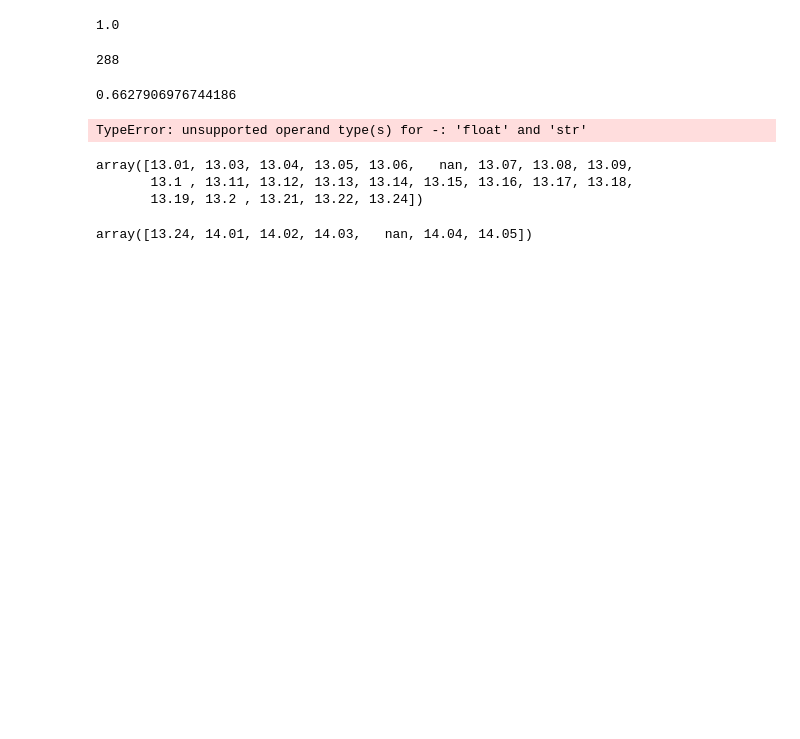
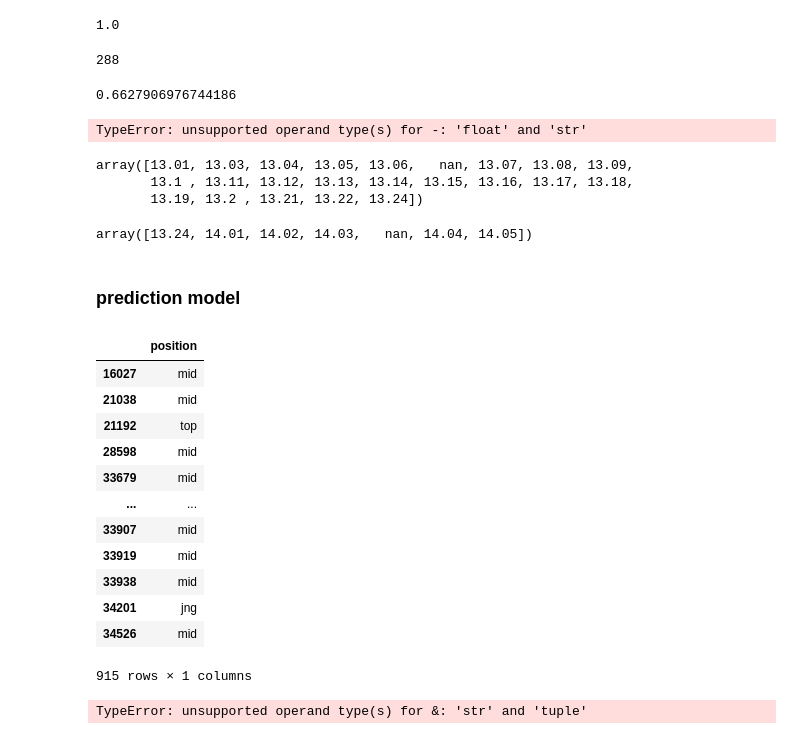
Before and after one commit to elliekwang/neeko_rework, a Jupyter notebook: ellie.ipynb, the cells around one changed output. Drawn from its saved outputs; the diff is of its cells as text; code cells hidden in the pictures; blank space fills up the shorter version.

```diff
--- a/ellie.ipynb
+++ b/ellie.ipynb
@@ -255,3 +273,5 @@ league24['patch'].unique()
 # 6
 # %% [output]
 array([13.24, 14.01, 14.02, 14.03,   nan, 14.04, 14.05])
+# %% [markdown]
+### prediction model
@@ -257,0 +293,51 @@ array([13.24, 14.01, 14.02, 14.03,   nan, 14.04, 14.05])
+# %%
+neeko_pos = neeko[['position']]#.value_counts()
+neeko_pos
+# %% [output]
+|  | position |
+| 16027 | mid |
+| 21038 | mid |
+| 21192 | top |
+| 28598 | mid |
+| 33679 | mid |
+| ... | ... |
+| 33907 | mid |
+| 33919 | mid |
+| 33938 | mid |
+| 34201 | jng |
+| 34526 | mid |
+915 rows × 1 columns
+# %%
+def one_hot(ser):
+    features = pd.DataFrame()
+    for val in ser.unique():
+        features['one_hot_%s_%s' &(ser.name, val)] = (ser == val).astype(int)
+
+    return features
+
+
+def create_one_hot(df):
+
+    types = df.dtypes
+    cats = types[df.dtypes == 'object'].index
+
+    dg = pd.DataFrame(index=df.index)
+    for x in cats:
+        dg = pd.concat([dg, one_hot(df[x])], axis=1)
+
+    return dg
+
+
+def create_one_hot(df):
+    out_cols = []
+    for i in ['cut', 'color', 'clarity']:
+#         print(df[i].value_counts().index)
+        for value in df[i].value_counts().index:
+            df["one_hot_" + str(i) + '_' + str(value)] = (df[i]==value).replace({True:1, False:0})
+            out_cols.append("one_hot_" + str(i)+ '_' + str(value))
+    return df[out_cols]
+
+
+create_one_hot(neeko_pos)
+# %% [output]
+TypeError: unsupported operand type(s) for &: 'str' and 'tuple'
```
Also changed, not shown: parts of 3 cells of this notebook.
